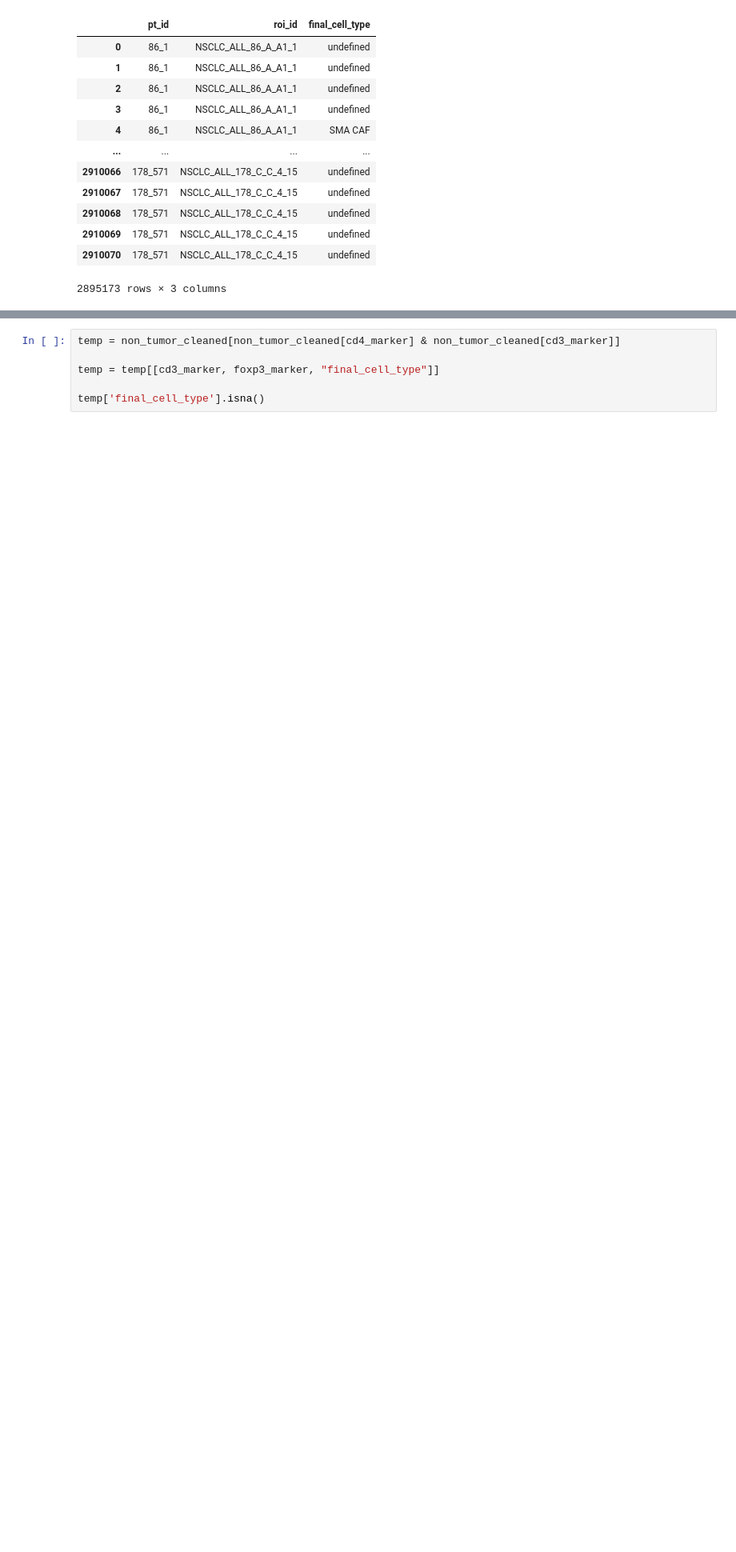
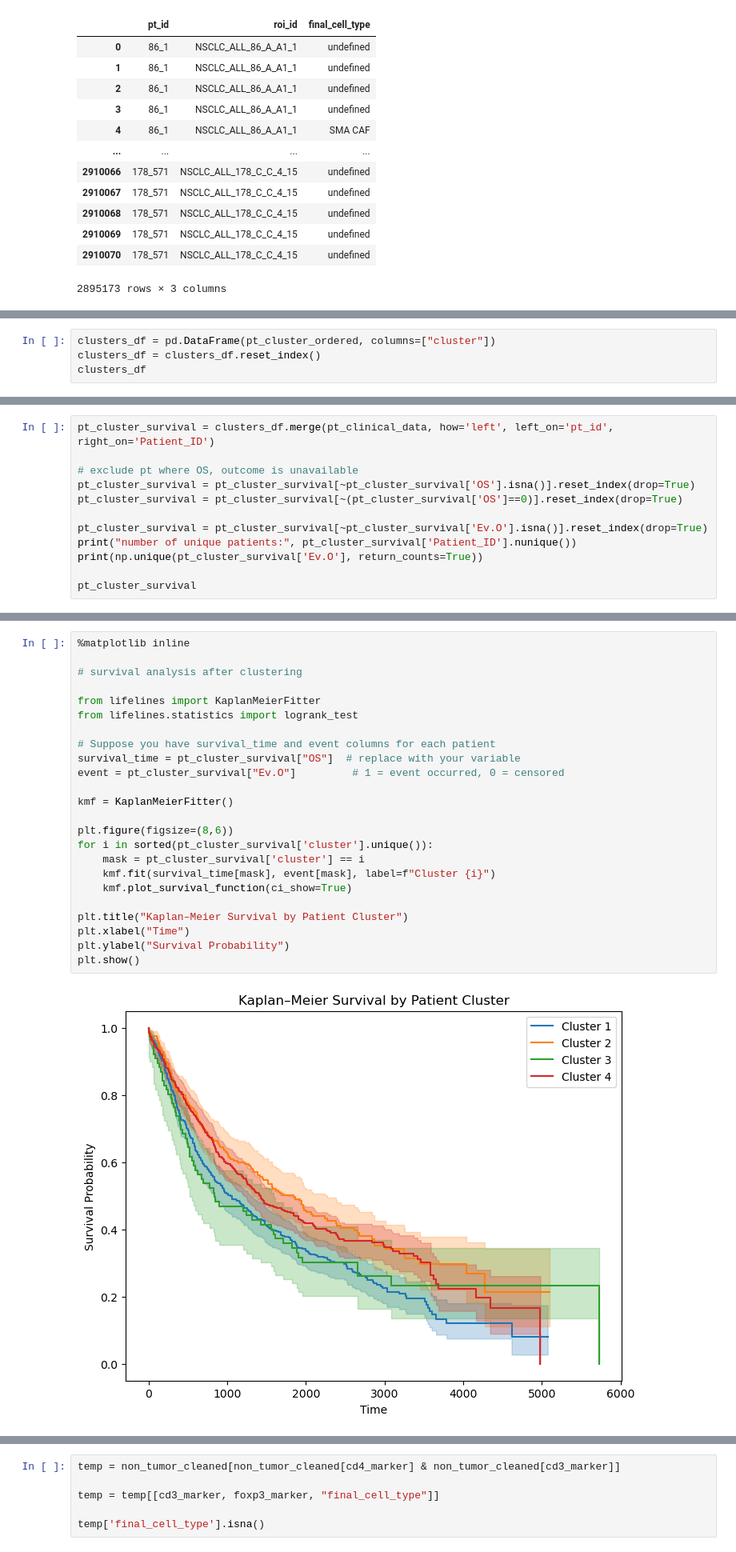
Before and after one commit to QBRC/multiTAP, a Jupyter notebook: notebooks/cell_phenotyping.ipynb, the cells around one changed output, grey strips where cells are left out. Shown: that part at 80% size. Saved outputs shown, nothing was run; the diff lists cells and outputs as text; blank space fills up the shorter version.

```diff
--- a/notebooks/cell_phenotyping.ipynb
+++ b/notebooks/cell_phenotyping.ipynb
@@ -484,0 +781,4 @@ Name: final_cell_type, dtype: int64
+# %%
+clusters_df = pd.DataFrame(pt_cluster_ordered, columns=["cluster"])
+clusters_df = clusters_df.reset_index()
+clusters_df
@@ -484,0 +825,12 @@ Name: final_cell_type, dtype: int64
+# %%
+pt_cluster_survival = clusters_df.merge(pt_clinical_data, how='left', left_on='pt_id', right_on='Patient_ID')
+
+# exclude pt where OS, outcome is unavailable
+pt_cluster_survival = pt_cluster_survival[~pt_cluster_survival['OS'].isna()].reset_index(drop=True)
+pt_cluster_survival = pt_cluster_survival[~(pt_cluster_survival['OS']==0)].reset_index(drop=True)
+
+pt_cluster_survival = pt_cluster_survival[~pt_cluster_survival['Ev.O'].isna()].reset_index(drop=True)
+print("number of unique patients:", pt_cluster_survival['Patient_ID'].nunique())
+print(np.unique(pt_cluster_survival['Ev.O'], return_counts=True))
+
+pt_cluster_survival
@@ -484,0 +853,26 @@ Name: final_cell_type, dtype: int64
+# %%
+%matplotlib inline
+
+# survival analysis after clustering
+
+from lifelines import KaplanMeierFitter
+from lifelines.statistics import logrank_test
+
+# Suppose you have survival_time and event columns for each patient
+survival_time = pt_cluster_survival["OS"]  # replace with your variable
+event = pt_cluster_survival["Ev.O"]         # 1 = event occurred, 0 = censored
+
+kmf = KaplanMeierFitter()
+
+plt.figure(figsize=(8,6))
+for i in sorted(pt_cluster_survival['cluster'].unique()):
+    mask = pt_cluster_survival['cluster'] == i
+    kmf.fit(survival_time[mask], event[mask], label=f"Cluster {i}")
+    kmf.plot_survival_function(ci_show=True)
+
+plt.title("Kaplan–Meier Survival by Patient Cluster")
+plt.xlabel("Time")
+plt.ylabel("Survival Probability")
+plt.show()
+# %% [output]
+[figure, added]
```
Also changed, not shown: parts of 26 cells of this notebook.
